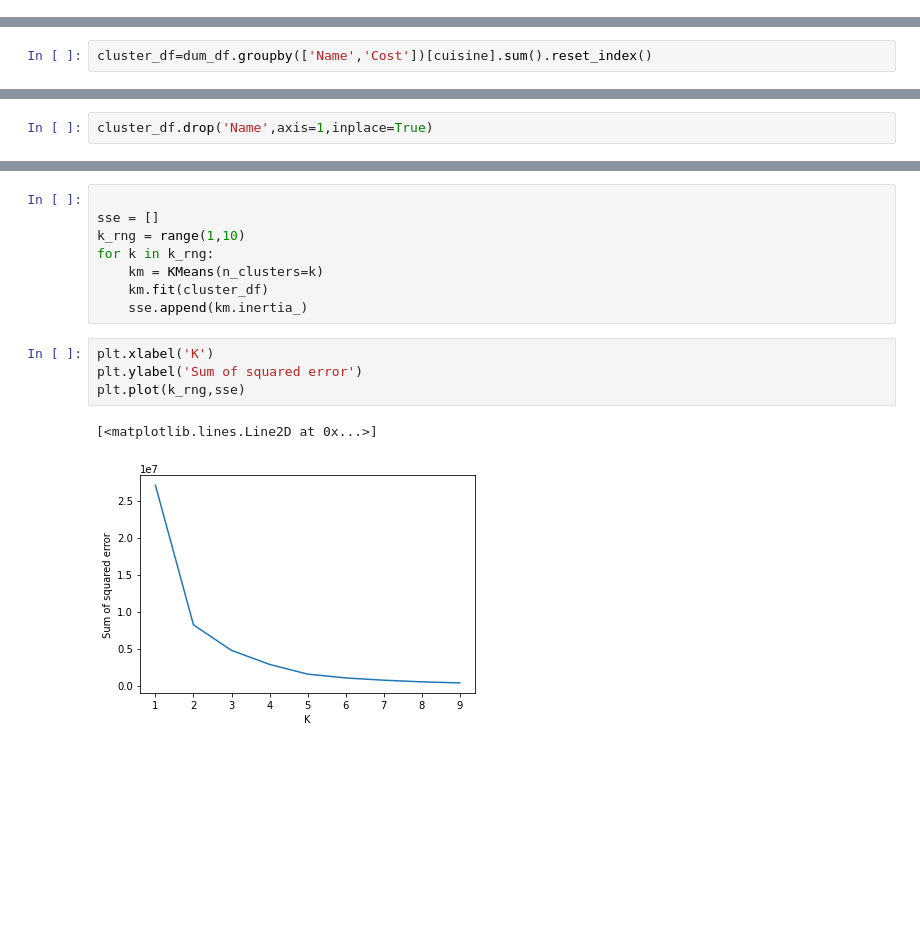
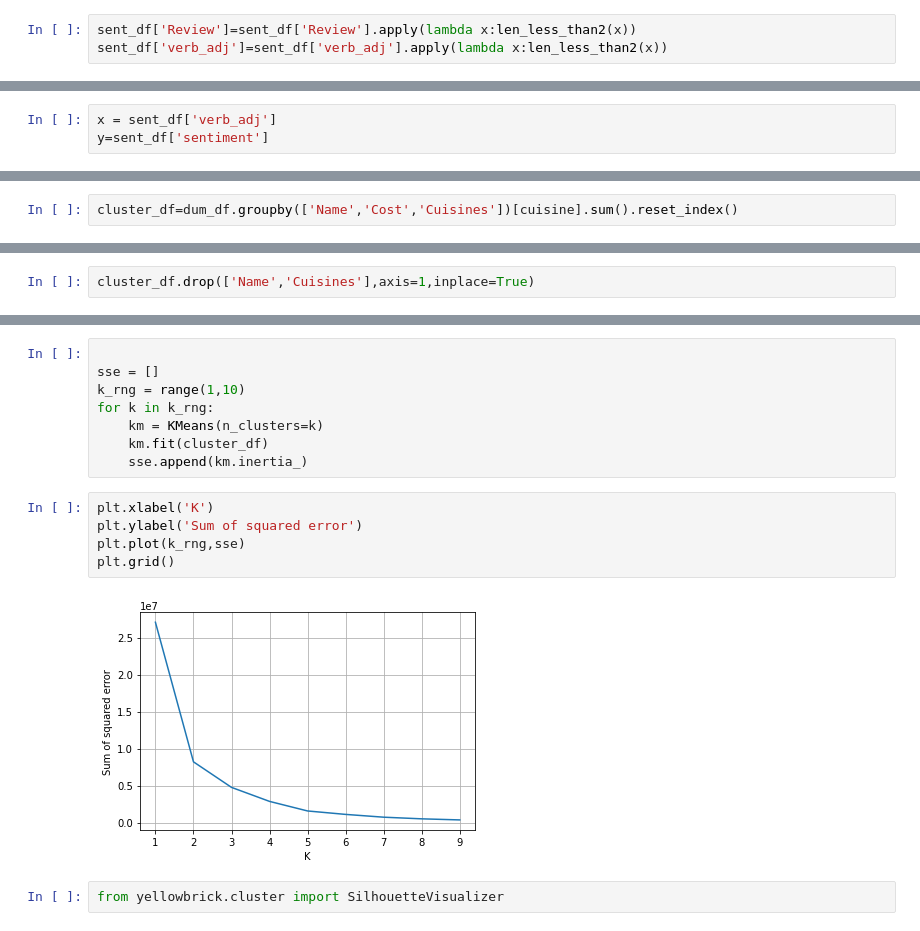
Before and after one commit to Amit-Padye/ZOMATO-RESTAURANT-CLUSTERING-AND-SENTIMENT-ANALYSIS, a Jupyter notebook: Amit_Padye_ZOMATO_RESTAURANT_CLUSTERING_AND_SENTIMENT_ANALYSIS.ipynb, the cells around one changed output, grey strips where cells are left out. Cells and saved outputs as stored; diff of their text form; blank space fills up the shorter version.

```diff
--- a/Amit_Padye_ZOMATO_RESTAURANT_CLUSTERING_AND_SENTIMENT_ANALYSIS.ipynb
+++ b/Amit_Padye_ZOMATO_RESTAURANT_CLUSTERING_AND_SENTIMENT_ANALYSIS.ipynb
@@ -774,2 +797,5 @@ sent_df['Review']=sent_df['Review'].apply(lambda x:" ".join([i for i in x.split(
+# %%
+sent_df['Review']=sent_df['Review'].apply(lambda x:len_less_than2(x))
+sent_df['verb_adj']=sent_df['verb_adj'].apply(lambda x:len_less_than2(x))
 # %%
 from wordcloud import WordCloud
@@ -911,0 +1659,3 @@ s
+# %%
+x = sent_df['verb_adj']
+y=sent_df['sentiment']
@@ -950,4 +1940,4 @@ dum_df.head()
 # %%
 cuisine=list(set(dum_df.columns)-set(['Name','Cost','Cuisines']))
 # %%
-cluster_df=dum_df.groupby(['Name','Cost'])[cuisine].sum().reset_index()
+cluster_df=dum_df.groupby(['Name','Cost','Cuisines'])[cuisine].sum().reset_index()
@@ -970,5 +1946,5 @@ cluster_df
 # %%
-cluster_df.drop('Name',axis=1,inplace=True)
+cluster_df.drop(['Name','Cuisines'],axis=1,inplace=True)
 # %%
 cluster_df['Cost'] = cluster_df['Cost'].str.replace(',', '')
 # %%
@@ -998,7 +1974,9 @@ for k in k_rng:
 # %%
 plt.xlabel('K')
 plt.ylabel('Sum of squared error')
 plt.plot(k_rng,sse)
+plt.grid()
 # %% [output]
-[<matplotlib.lines.Line2D at 0x...>]
-[figure, old version]
+[figure, new version]
+# %%
+from yellowbrick.cluster import SilhouetteVisualizer
```
Also changed, not shown: parts of 182 cells of this notebook.
